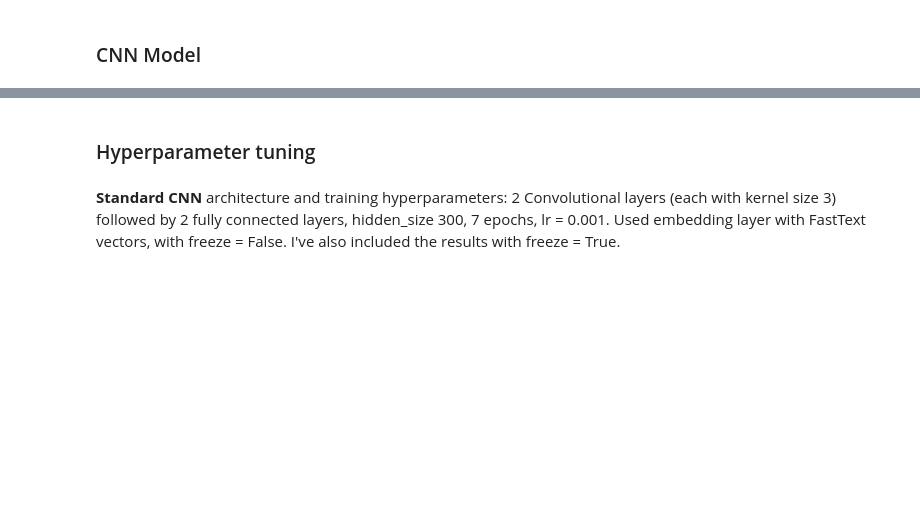
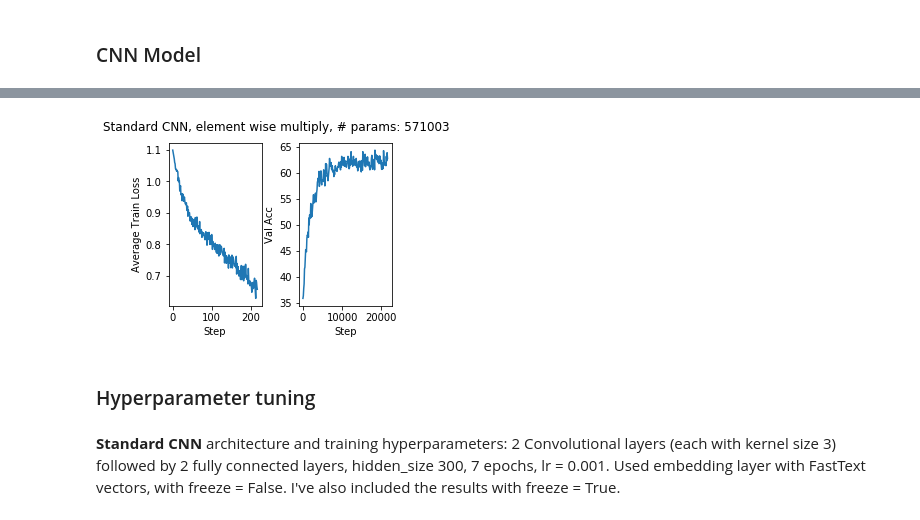
Before and after one commit to vwrj/rnn-cnn-natural-language-inference, a Jupyter notebook: CNN-GPU1-Natural-Language-Inference.ipynb, the cells around one changed output, grey strips where cells are left out. Cells and saved outputs as stored; diff of their text form; code cells hidden in the pictures; blank space fills up the shorter version.

```diff
--- a/CNN-GPU1-Natural-Language-Inference.ipynb
+++ b/CNN-GPU1-Natural-Language-Inference.ipynb
@@ -354,6 +356,9 @@ def test_model(loader, model):
 def train_model(model, lr = 0.001, num_epochs = 7, criterion = nn.CrossEntropyLoss()):
     optimizer = torch.optim.Adam(model.parameters(), lr=lr)
     max_val_acc = 0
+    losses = []
+    xs = 0
+    val_accs = []
     for epoch in range(num_epochs):
         for i, (data, sent1_lengths, sent2_lengths, labels) in enumerate(train_loader):
             model.train()
@@ -361,13 +366,15 @@ def train_model(model, lr = 0.001, num_epochs = 7, criterion = nn.CrossEntropyLo
             optimizer.zero_grad()
             outputs = model(data_batch, sent1_length_batch, sent2_length_batch)
             loss = criterion(outputs, label_batch)
-
+            losses.append(loss)
             loss.backward()
             optimizer.step()
             # validate every 100 iterations
             if i > 0 and i % 100 == 0:
                 # validate
                 val_acc = test_model(val_loader, model)
+                val_accs.append(val_acc)
+                xs += 100
                 if val_acc > max_val_acc:
                     max_val_acc = val_acc
                 print('Epoch: [{}/{}], Step: [{}/{}], Validation Acc: {}'.format(
@@ -376,4 +383,4 @@ def train_model(model, lr = 0.001, num_epochs = 7, criterion = nn.CrossEntropyLo
                            epoch+1, num_epochs, i+1, len(train_loader), loss))
 
     print("Max Validation Accuracy: {}".format(max_val_acc))
-    return max_val_acc
+    return max_val_acc, losses, xs, val_accs
@@ -380,4 +389,28 @@ def train_model(model, lr = 0.001, num_epochs = 7, criterion = nn.CrossEntropyLo
+# %%
+def plot_loss_and_validation_curves(losses, xs, val_accs, title):
+    fig = plt.figure(figsize=(4, 3))
+    fig.subplots_adjust(hspace=0.4, wspace=0.4)
+
+    loss_avg_vals = []
+    for i in range(0, len(losses)-100, 100):
+        s = 0
+        avg = 0
+        for j in range(i, i+100):
+            s += losses[j]
+        avg = s/100.0
+        loss_avg_vals.append(avg)
+
+    plt.suptitle(title)
+    plt.subplot(1, 2, 1)
+    plt.plot(range(len(loss_avg_vals)), loss_avg_vals)
+    plt.xlabel('Step')
+    plt.ylabel('Average Train Loss')
+
+    plt.subplot(1, 2, 2)
+    plt.plot(range(0, xs, 100), val_accs)
+    plt.xlabel('Step')
+    plt.ylabel('Val Acc')
 # %%
 model = CNN(emb_size = 300, hidden_size=300, num_layers=1, num_classes=3).cuda()
-train_model(model, num_epochs=3)
+max_val_acc, losses, xs, val_accs = train_model(model)
 # %% [output]
@@ -402 +434,10 @@ Max Validation Accuracy: 67.4
+# %%
+def get_trainable_parameters(model):
+    model_parameters = filter(lambda p: p.requires_grad, model.parameters())
+    params = sum([np.prod(p.size()) for p in model_parameters])
+    return params
+
+plot_loss_and_validation_curves(losses, xs, val_accs, "Standard CNN, element wise multiply, # params: {}".format(get_trainable_parameters(model)))
+# %% [output]
+[figure, added]
 # %%
```
Also changed, not shown: parts of 15 cells of this notebook, 3 other files.
